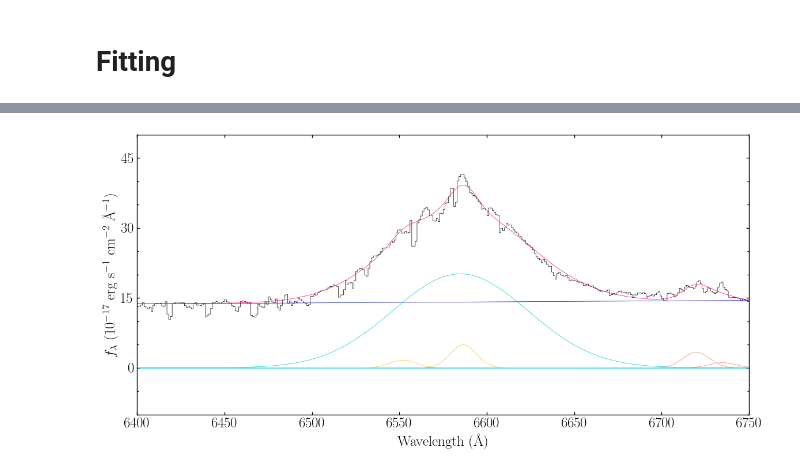
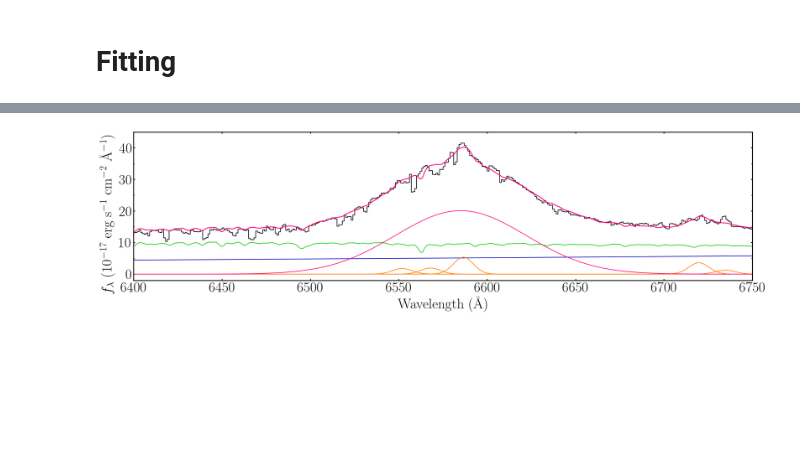
Before and after one commit to seratsaad/j0950, a Jupyter notebook: Halpha.ipynb, the cells around one changed output, grey strips where cells are left out. Saved outputs shown, nothing was run; the diff lists cells and outputs as text; code cells hidden in the pictures; blank space fills up the shorter version.

```diff
--- a/Halpha.ipynb
+++ b/Halpha.ipynb
@@ -468,8 +476,8 @@ def optical_agn_fitter(order=1):
     Generator for powerlaw fitter class
     """
 
-    myclass =  pyspeckit.models.model.SpectralModel(optical_agn_spectrum, 20,
-            parnames=['pl_s','pl_e',\
+    myclass =  pyspeckit.models.model.SpectralModel(optical_agn_spectrum, 26,
+            parnames=['pl_s','pl_e','fe_s','fe_index','fe_shift','sb_s','sb_index','sb_shift',\
                      'sii1_f','sii1_cent','sii1_fwhm',\
                       'sii2_f','sii2_cent','sii2_fwhm',\
                       'nii1_f','nii1_cent','nii1_fwhm',\
@@ -478,6 +486,8 @@ def optical_agn_fitter(order=1):
                      'halpha1_f','halpha1_cent','halpha1_fwhm',\
                      'haplha2_f','halpha2_cent','halpha2_fwhm'],
             parlimited=[(False,False),(False,False),\
+                        (False,False),(True,True),(True,True),\
+                        (False,False),(True,True),(True,True),\
                        (False,False),(False,False),(False,False),\
                         (False,False),(False,False),(False,False),\
                         (False,False),(False,False),(False,False),\
@@ -486,6 +496,8 @@ def optical_agn_fitter(order=1):
                         (False,False),(False,False),(False,False),\
                        (False,False),(False,False),(False,False),],
             parlimits=[(0,0),(0,0),\
+                       (0,0),(0,100),(-1,1),\
+                       (0,0),(0,8),(-1,1),\
                       (0,0),(0,0),(0,0),\
                        #(0,0),(0,0),(0,0),\
                        (0,0),(0,0),(0,0),\
@@ -620,6 +653,8 @@ fevii_off = fevii/sii1
 c = 2.99e5 # km/s
 # %%
 guesses = [5,0,\
+           5.,20,0.,\
+          2.,5,0.,\
           10, sii1_off, 300,\
            10, sii2, 300,\
            10, nii1, 300,\
@@ -629,17 +664,21 @@ guesses = [5,0,\
           30, 6590, 3000]
 
 tied = ['','',\
+        '','','',
+        '','','',
        '', '', '',\
-        'p[2]/3', 'p[3] * {0}'.format(sii2_off), 'p[4]',\
-       '', 'p[3] * {0}'.format(nii1_off), 'p[4]',\
-        'p[8]*3', 'p[3] * {0}'.format(nii2_off), 'p[4]',\
-       '', 'p[3] * {0}'.format(halpha_off), 'p[4]',\
+        'p[8]/3', 'p[9] * {0}'.format(sii2_off), 'p[10]',\
+       '', 'p[9] * {0}'.format(nii1_off), 'p[10]',\
+        'p[14]*3', 'p[9] * {0}'.format(nii2_off), 'p[10]',\
+       '', 'p[9] * {0}'.format(halpha_off), 'p[10]',\
        #'', '', '',\
        #'p[26]/3', '', '',\
        '', '', '']
 
 
 step = [0.5, 0.05,\
+        0.5,0.25,0.005,\
+       0.5,0.25,0.005,\
        0.5, 0.1, 5,\
         #0.5, 0.1, 5,\
         0.5, 0.1, 5,\
@@ -649,6 +688,8 @@ step = [0.5, 0.05,\
        0.5, 0.1, 5]
 
 fixed = [0,0,\
+         0,0,0,\
+         0,0,1,\
         0,1,0,\
          #0,0,0,\
          0,0,0,\
@@ -658,6 +699,8 @@ fixed = [0,0,\
         0,0,0]
 
 lmin = [True,True,\
+        True,True,True,
+        True,True,True,
         True,True,True,\
          True,True,True,\
          True,True,True,\
@@ -668,6 +711,8 @@ lmin = [True,True,\
 
 lmax = [True,True,\
         True,True,True,\
+        True,True,True,\
+        True,True,True,\
          True,True,True,\
          True,True,True,\
          True,True,True,\
@@ -676,6 +721,8 @@ lmax = [True,True,\
 
 
 minp = [0,-5,\
+        0,0,-0.05,\
+        0,0,-0.05,\
         0,6700,-0.05,\
         0,6000,-0.05,\
         0,6000,-0.05,\
@@ -685,9 +732,13 @@ minp = [0,-5,\
 
 
 maxp = [1e6,5,\
+        1e6,99,0.05,\
+        1e6,7,0.05,\
         1e6,6730,800.,\
         1e6,7000,800.,\
         1e6,7000,5000.,\
         1e6,7000,5000.,\
         1e6,7000,5000.,\
         1e6,7000,5000.]
+
+print(len(guesses), len(maxp), len(minp), len(lmax), len(lmin), len(fixed), len(step), len(tied))
@@ -730,24 +787,24 @@ plt.show()
 # %%
 best_model = optical_agn_spectrum(lam,*spec.specfit.parinfo.values,return_components=True)
 wavemin = 1000.
 wavemax = 1650.
 ymin = -100.
 ymax = 400.
 wave = lam
 flux = flux
 model = best_model
 xlabel = 'Wavelength (\AA)'
 
 ylabel = 'f_{\lambda}$ (10$^{-17}$ erg s$^{-1}$ cm$^{-2}$ \AA$^{-1}$)'
-plotfile = 'Figures/halpha'
+plotfile = 'halpha'
 HARDCOPY = False
 SHOW = True
 
-plot_optical_agn_fit(lam,flux,best_model,6400,6750,-10,50,'Wavelength (\AA)',\
+plot_optical_agn_fit(lam,flux,best_model,6400,6750,-2,45,'Wavelength (\AA)',\
                      "$f_{\lambda}$ (10$^{-17}$ erg s$^{-1}$ cm$^{-2}$ \AA$^{-1}$)",\
-                     plotfile,HARDCOPY=False,SHOW=True)
+                     plotfile,HARDCOPY=True,SHOW=True)
 # %% [output]
-[figure, old version]
+[figure, new version]
 # %%
 print(spec.specfit.parinfo.values[0: 2])
 # %% [output]
```
Also changed, not shown: parts of 13 cells of this notebook, 9 other files.
